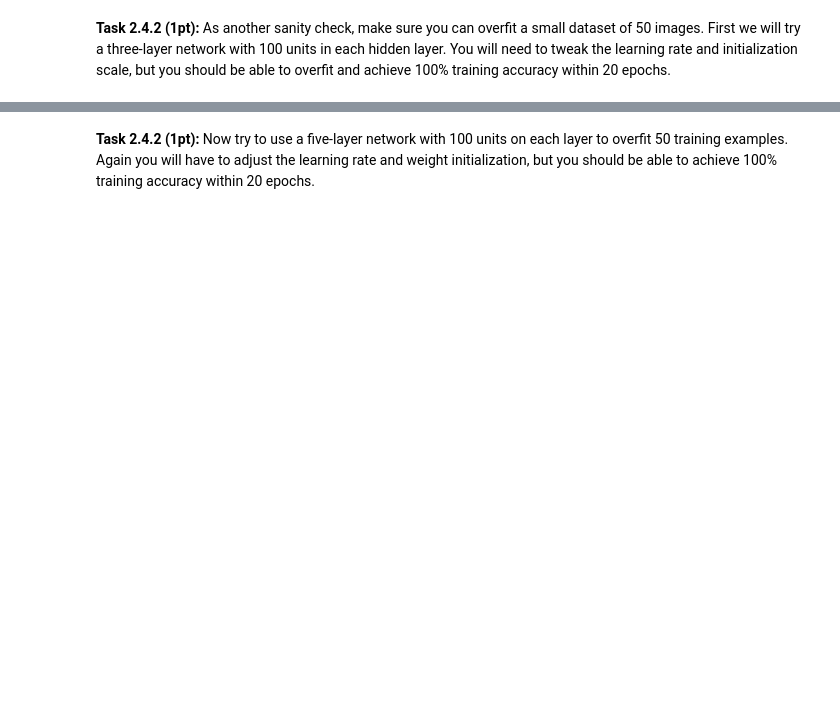
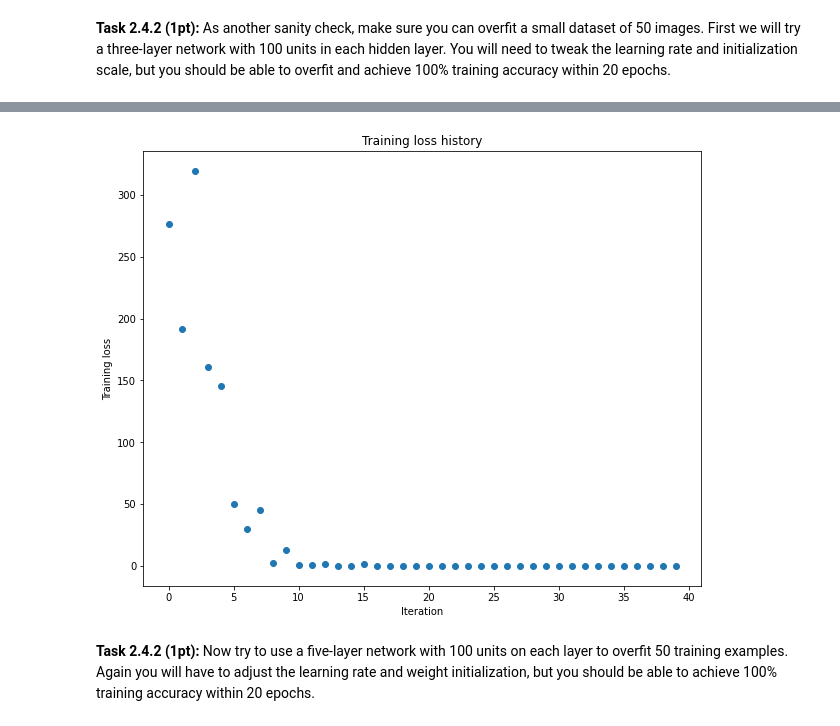
Before and after one commit to enliktjioe/nn2020, a Jupyter notebook: practice4/FullyConnectedNets.ipynb, the cells around one changed output, grey strips where cells are left out. Saved outputs shown, nothing was run; the diff lists cells and outputs as text; code cells hidden in the pictures; blank space fills up the shorter version.

```diff
--- a/practice4/FullyConnectedNets.ipynb
+++ b/practice4/FullyConnectedNets.ipynb
@@ -450,8 +468,13 @@ small_data = {
   'y_val': data['y_val'],
 }
 
-weight_scale = 1e-2
-learning_rate = 1e-4
+# weight_scale = 1e-2
+# learning_rate = 1e-4
+
+# after several test with many values, this value give the best combination to be able to overfit the data
+# and achieve 100% training accuracy
+weight_scale = 1e-1
+learning_rate = 1e-3
 model = FullyConnectedNet([100, 100],
               weight_scale=weight_scale, dtype=np.float64)
 solver = Solver(model, small_data,
@@ -468,3 +491,4 @@ plt.title('Training loss history')
 plt.xlabel('Iteration')
 plt.ylabel('Training loss')
 plt.show()
+# %% [output]
@@ -471,3 +512,4 @@ plt.show()
+[figure, added]
 # %% [markdown]
 **Task 2.4.2 (1pt):** Now try to use a five-layer network with 100 units on each layer to overfit 50 training examples. Again you will have to adjust the learning rate and weight initialization, but you should be able to achieve 100% training accuracy within 20 epochs.
 # %%
```
Also changed, not shown: parts of 11 cells of this notebook, 5 other files.
